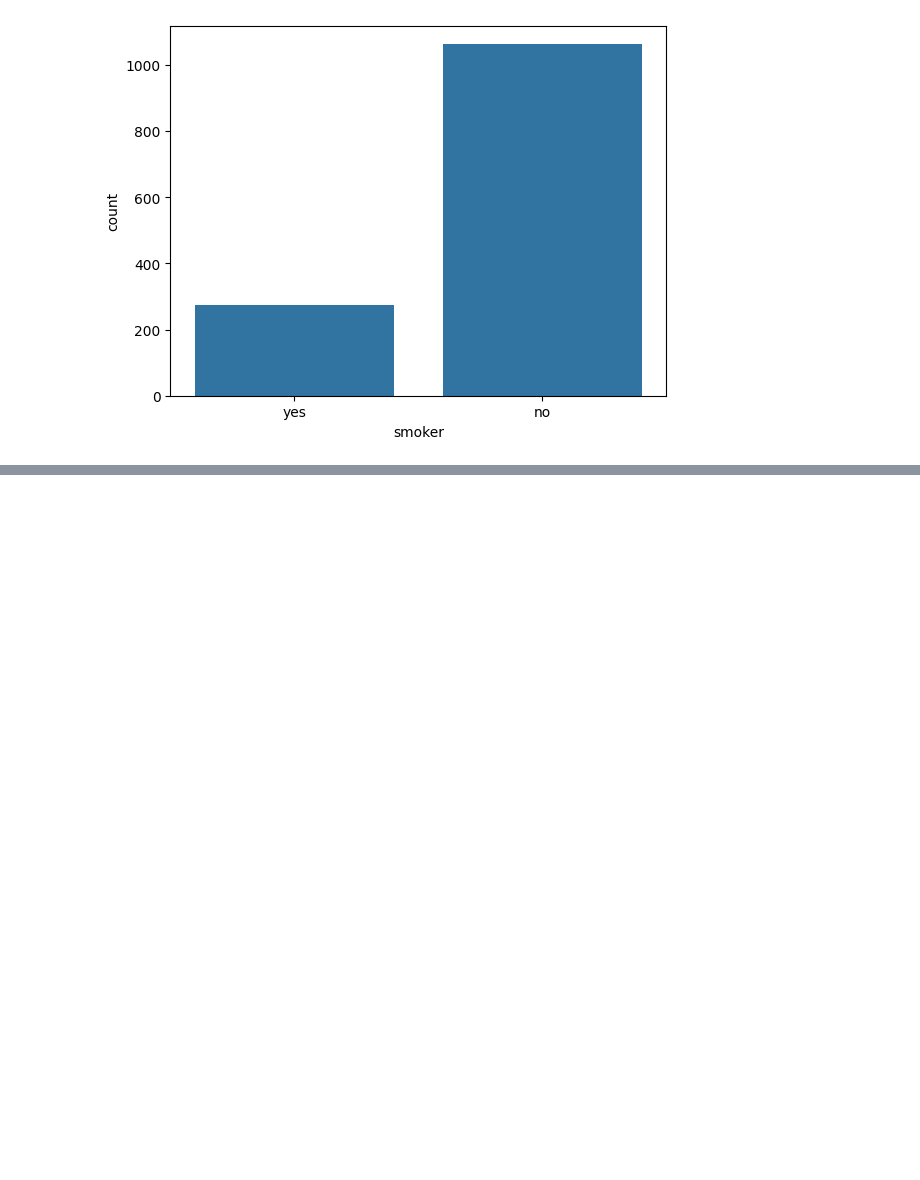
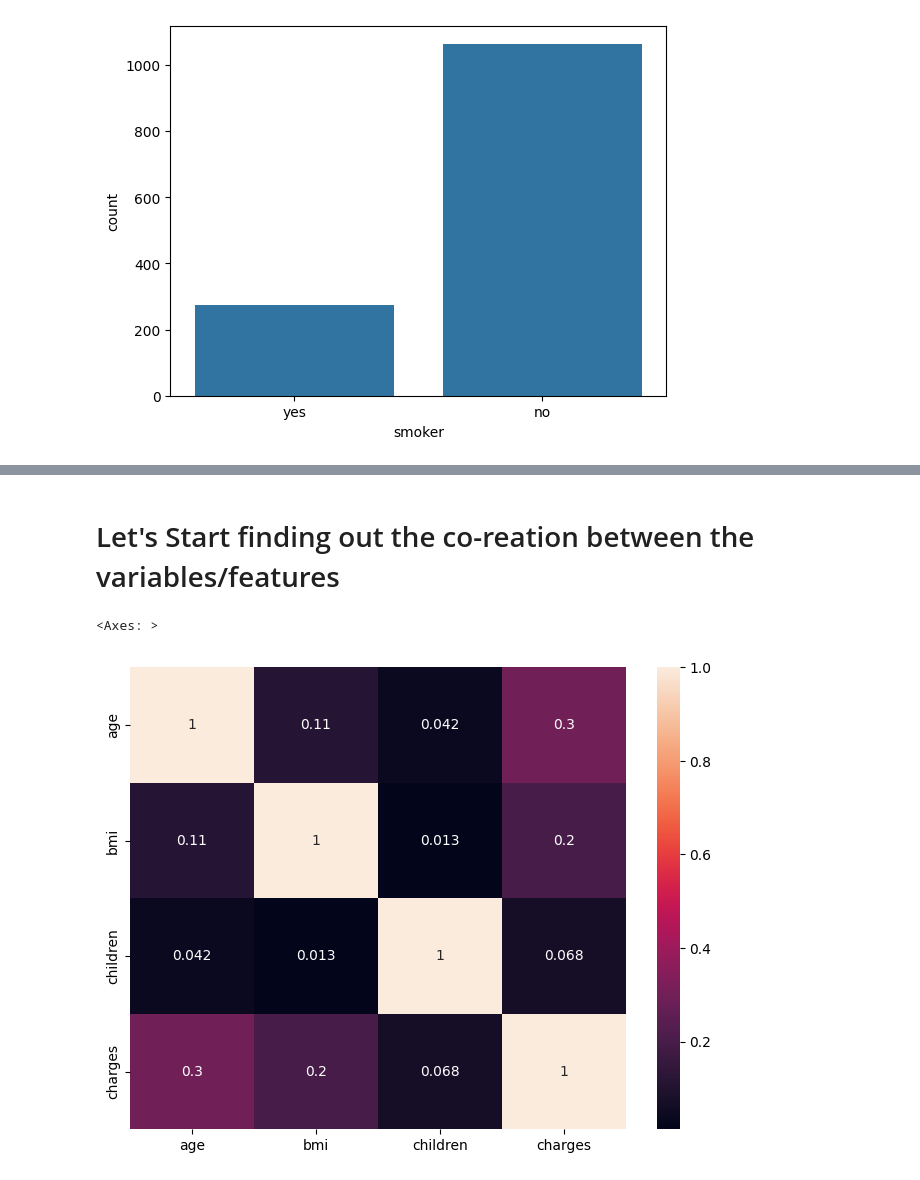
Before and after one commit to owaisnadeem18/AI_Sheriyans_Coding_School, a Jupyter notebook: ML Part 01/Insurance_Dataset_EDA.ipynb, the cells around one changed output, grey strips where cells are left out. Cells and saved outputs as stored; diff of their text form; code cells hidden in the pictures; blank space fills up the shorter version.

```diff
--- a/ML Part 01/Insurance_Dataset_EDA.ipynb
+++ b/ML Part 01/Insurance_Dataset_EDA.ipynb
@@ -144,0 +168,11 @@ sns.countplot(x = data["smoker"])
+# %% [markdown]
+# Let's Start finding out the co-reation between the variables/features
+# %%
+# I will use heatmap becuase I have to find corelation between the numeric values
+
+plt.figure(figsize=(8,6))
+
+sns.heatmap(data.corr(numeric_only=True) , annot=True)
+# %% [output]
+<Axes: >
+[figure, added]
```
Also changed, not shown: parts of 30 cells of this notebook.
